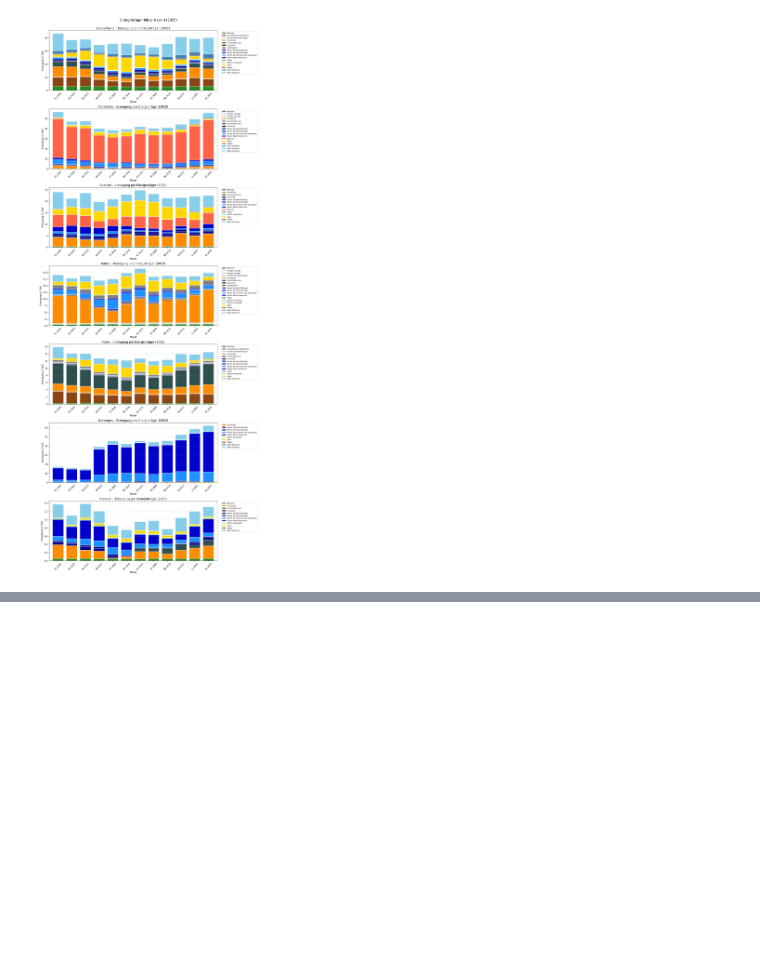
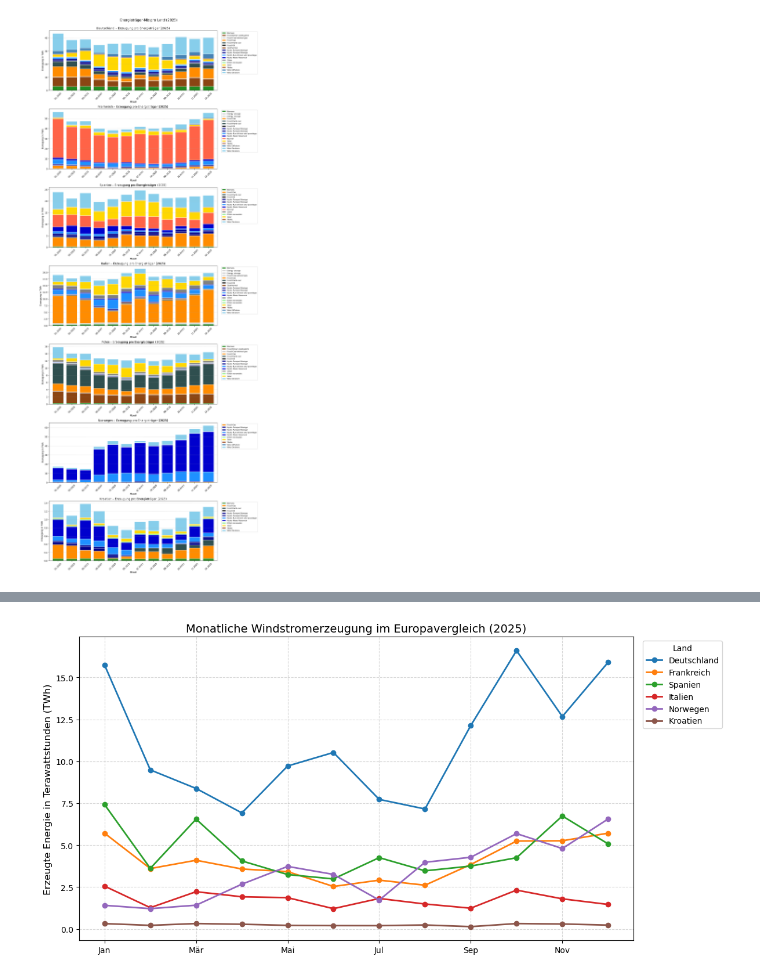
Before and after one commit to LukasK110898/Europavergleich-IT-Projekt-2026-HSWT, a Jupyter notebook: analyse.ipynb, the cells around one changed output, grey strips where cells are left out. Drawn from its saved outputs; the diff is of its cells as text; code cells hidden in the pictures; blank space fills up the shorter version.

```diff
--- a/analyse.ipynb
+++ b/analyse.ipynb
@@ -1106,0 +1172,79 @@ plt.show()
+# %%
+# 1. Vorbereitung: Zeitraum und Länder definieren
+start = pd.Timestamp("2025-01-01", tz="UTC")
+end = pd.Timestamp("2026-01-01", tz="UTC")
+
+laender = {
+    "Deutschland": "DE", "Frankreich": "FR", "Spanien": "ES",
+    "Italien": "IT", "Polen": "PL", "Norwegen": "NO", "Kroatien": "HR"
+}
+
+monatsdaten_wind = {}
+
+print("Starte Datenabruf für das Jahr 2025. Das dauert jetzt ca. 1-2 Minuten...")
+
+# 2. Schleife: Daten für jedes Land einzeln abrufen und verarbeiten
+for land, kuerzel in laender.items():
+    print(f"Lade Daten für {land}...")
+    try:
+        # Komplette Erzeugungsdaten für 2025 holen
+        gen_daten = client.query_generation(kuerzel, start=start, end=end)
+
+        # Eine leere Serie für den Windstrom anlegen
+        wind_gesamt = pd.Series(dtype=float)
+
+        # Wind Onshore (an Land) hinzufügen, falls vorhanden
+        if 'Wind Onshore' in gen_daten.columns:
+            wind_on = gen_daten['Wind Onshore']
+            # Sicherheitscheck gegen doppelte Spalten (wie vorhin bei Spanien)
+            if isinstance(wind_on, pd.DataFrame): wind_on = wind_on.sum(axis=1)
+            wind_gesamt = wind_gesamt.add(wind_on, fill_value=0)
+
+        # Wind Offshore (auf See) hinzufügen, falls vorhanden
+        if 'Wind Offshore' in gen_daten.columns:
+            wind_off = gen_daten['Wind Offshore']
+            if isinstance(wind_off, pd.DataFrame): wind_off = wind_off.sum(axis=1)
+            wind_gesamt = wind_gesamt.add(wind_off, fill_value=0)
+
+        # Wenn wir Daten gefunden haben, rechnen wir sie in monatliche Energie um
+        if not wind_gesamt.empty:
+            # Zeitintervall bestimmen (15 Min = 0.25h, 60 Min = 1h)
+            intervall_h = (wind_gesamt.index[1] - wind_gesamt.index[0]).total_seconds() / 3600
+
+            # Leistung (MW) * Zeit (h) = Energie (MWh)
+            energie_mwh = wind_gesamt * intervall_h
+
+            # Alle Werte nach dem jeweiligen Monat (1 bis 12) gruppieren und summieren
+            monatssummen = energie_mwh.groupby(energie_mwh.index.month).sum()
+
+            # In Terawattstunden (TWh) umrechnen für kleinere, lesbare Zahlen im Diagramm
+            monatsdaten_wind[land] = monatssummen / 1_000_000
+
+    except Exception as e:
+        print(f"  -> Konnte {land} nicht komplett verarbeiten (Fehler: {e})")
+
+# 3. Tabelle aus den Ergebnissen bauen
+wind_tabelle = pd.DataFrame(monatsdaten_wind)
+
+# Monatszahlen (1-12) durch Namen ersetzen
+monatsnamen = ['Jan', 'Feb', 'Mär', 'Apr', 'Mai', 'Jun', 'Jul', 'Aug', 'Sep', 'Okt', 'Nov', 'Dez']
+wind_tabelle.index = monatsnamen
+
+# 4. Das Liniendiagramm zeichnen
+wind_tabelle.plot(
+    kind='line',
+    marker='o',       # Setzt kleine Punkte auf die Graphen für jeden Monat
+    figsize=(12, 6),
+    linewidth=2
+)
+
+plt.title("Monatliche Windstromerzeugung im Europavergleich (2025)", fontsize=14)
+plt.ylabel("Erzeugte Energie in Terawattstunden (TWh)", fontsize=12)
+plt.grid(axis='both', linestyle='--', alpha=0.5)
+
+# Legende ordentlich neben das Diagramm setzen, damit nichts überdeckt wird
+plt.legend(title="Land", bbox_to_anchor=(1.01, 1), loc='upper left')
+plt.tight_layout()
+
+plt.show()
+# %% [output]
@@ -1106,0 +1261 @@ plt.show()
+[figure, added]
```
Also changed, not shown: parts of 7 cells of this notebook, 1 other file.
